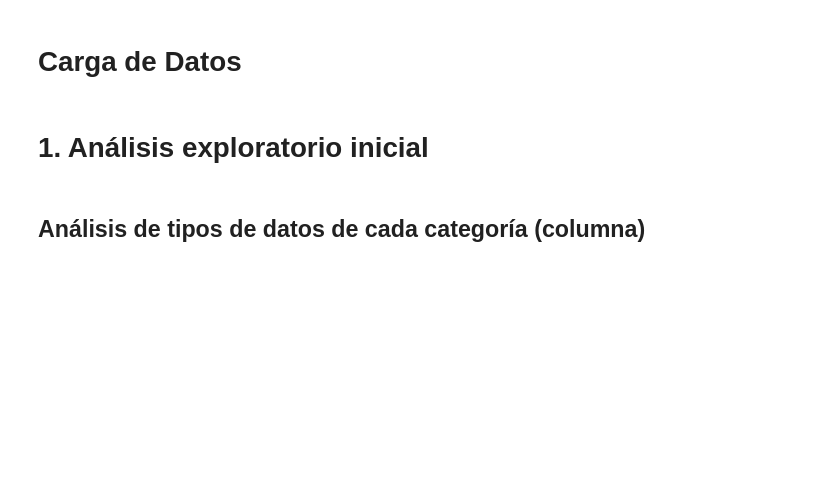
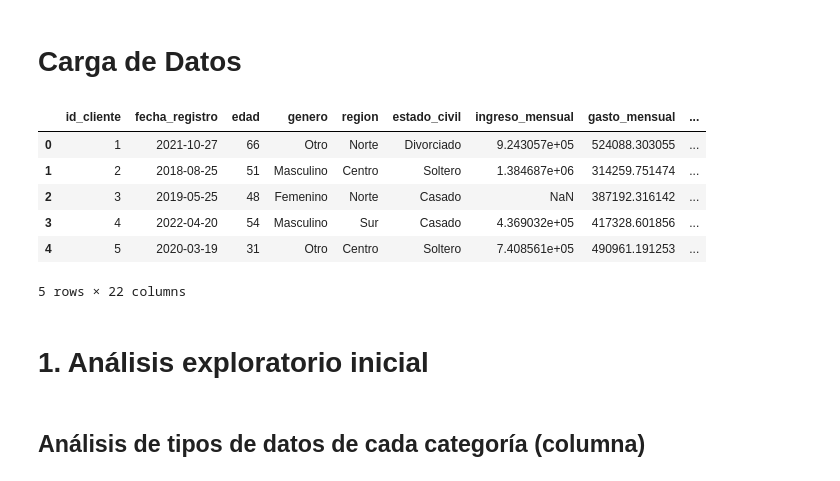
Before and after one commit to Octaviochavez/analitica_clientes, a Jupyter notebook: notebooks/notebook_EvP1_Programacion_Ciencia_Datos.ipynb, the cells around one changed output. Saved outputs shown, nothing was run; the diff lists cells and outputs as text; code cells hidden in the pictures; blank space fills up the shorter version.

```diff
--- a/notebooks/notebook_EvP1_Programacion_Ciencia_Datos.ipynb
+++ b/notebooks/notebook_EvP1_Programacion_Ciencia_Datos.ipynb
@@ -12,11 +12,19 @@ from sklearn.preprocessing import StandardScaler, OneHotEncoder, MinMaxScaler, O
 # %% [markdown]
 # Carga de Datos
 # %%
-!wget https://raw.githubusercontent.com/Octaviochavez/analitica_clientes/main/data/dataset_clientes.csv
+url = "https://raw.githubusercontent.com/Octaviochavez/analitica_clientes/main/data/dataset_clientes.csv"
 # %%
 # Lectura de datos sucios del dataset desde directorio local data
-data = pd.read_csv('dataset_clientes.csv')
+data = pd.read_csv(url)
 data.head()
+# %% [output]
+|  | id_cliente | fecha_registro | edad | genero | region | estado_civil | ingreso_mensual | gasto_mensual | ... |
+| 0 | 1 | 2021-10-27 | 66 | Otro | Norte | Divorciado | 9.243057e+05 | 524088.303055 | ... |
+| 1 | 2 | 2018-08-25 | 51 | Masculino | Centro | Soltero | 1.384687e+06 | 314259.751474 | ... |
+| 2 | 3 | 2019-05-25 | 48 | Femenino | Norte | Casado | NaN | 387192.316142 | ... |
+| 3 | 4 | 2022-04-20 | 54 | Masculino | Sur | Casado | 4.369032e+05 | 417328.601856 | ... |
+| 4 | 5 | 2020-03-19 | 31 | Otro | Centro | Soltero | 7.408561e+05 | 490961.191253 | ... |
+5 rows × 22 columns
 # %% [markdown]
 # 1. Análisis exploratorio inicial
 # %% [markdown]
```
Also changed, not shown: parts of 31 cells of this notebook, 1 other file.
